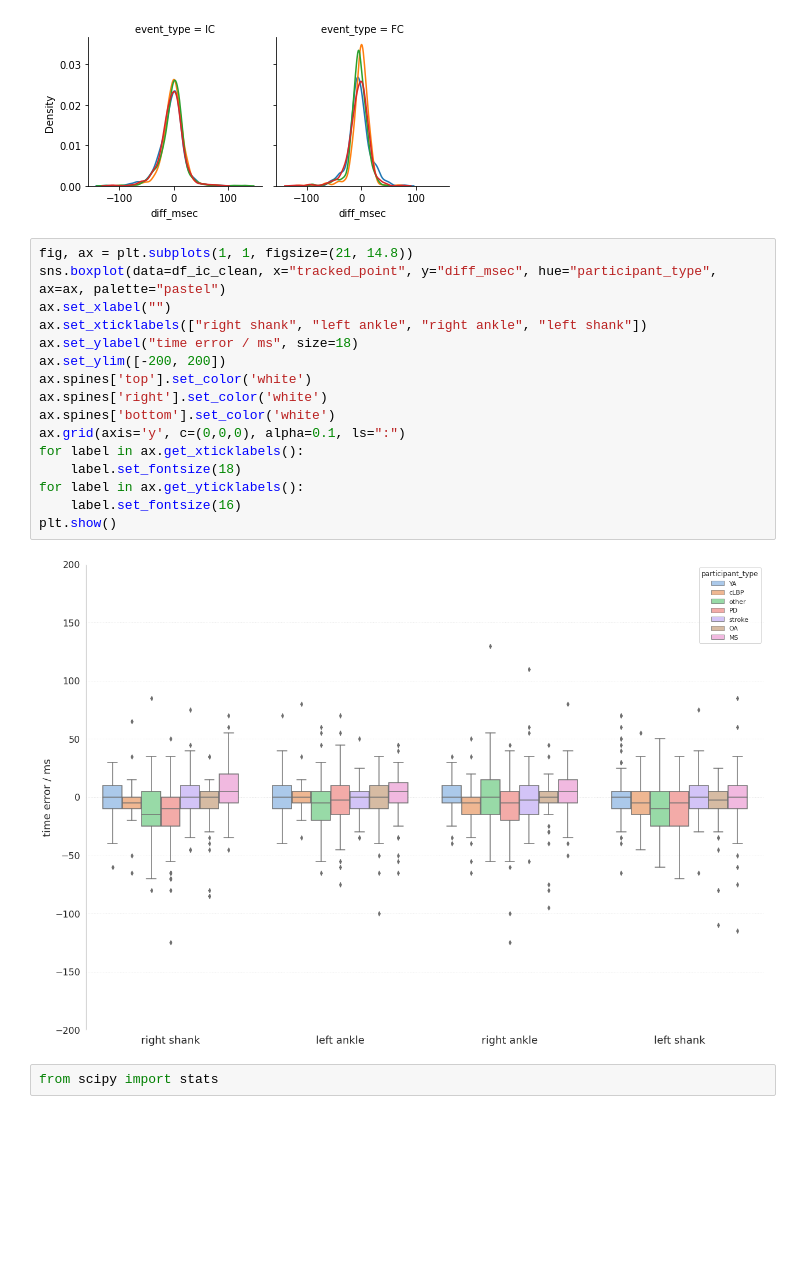
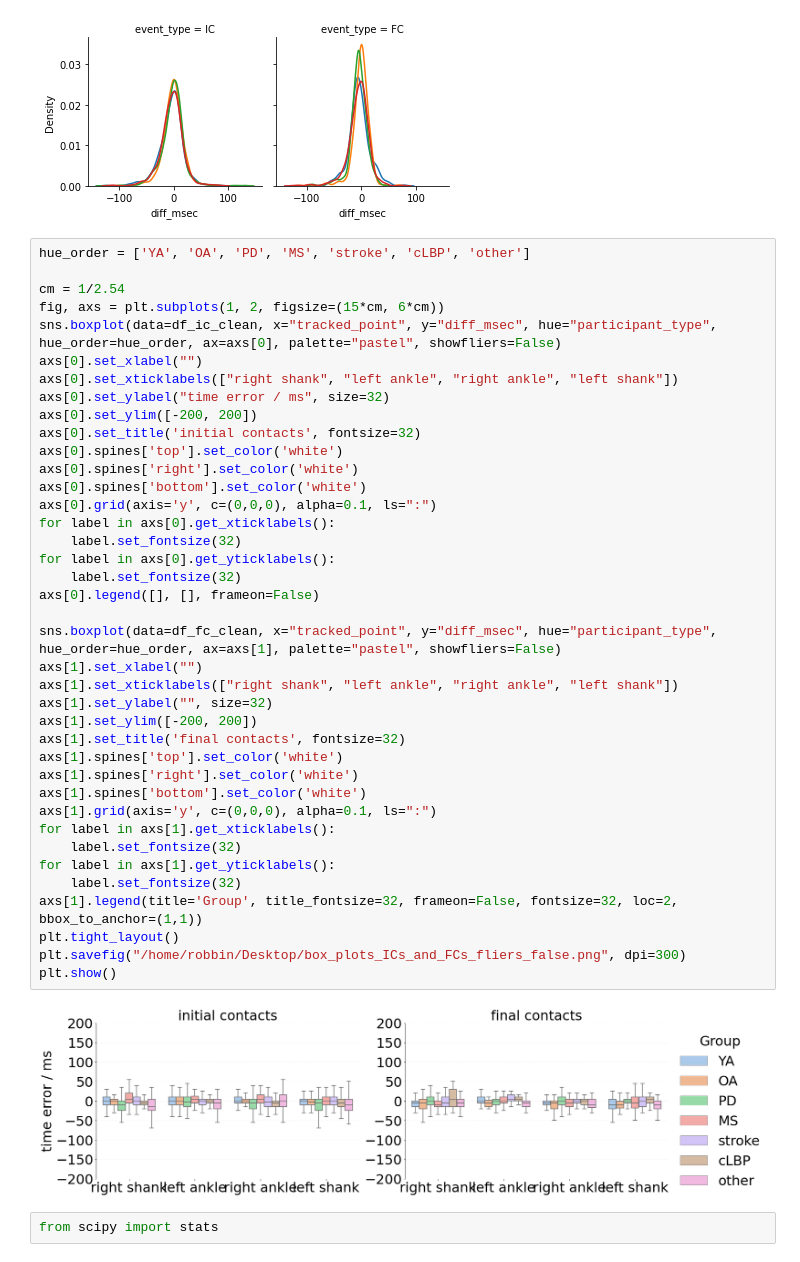
Before and after one commit to rmndrs89/my-gait-events-tcn, a Jupyter notebook: results.ipynb, the cells around one changed output. Drawn from its saved outputs; the diff is of its cells as text; blank space fills up the shorter version.

```diff
--- a/results.ipynb
+++ b/results.ipynb
@@ -30,24 +30,47 @@ g.map(sns.kdeplot, "diff_msec")
 # %% [output]
 <seaborn.axisgrid.FacetGrid at 0x...>
 [figure]
-# %%
-fig, ax = plt.subplots(1, 1, figsize=(21, 14.8))
-sns.boxplot(data=df_ic_clean, x="tracked_point", y="diff_msec", hue="participant_type", ax=ax, palette="pastel")
-ax.set_xlabel("")
-ax.set_xticklabels(["right shank", "left ankle", "right ankle", "left shank"])
-ax.set_ylabel("time error / ms", size=18)
-ax.set_ylim([-200, 200])
-ax.spines['top'].set_color('white')
-ax.spines['right'].set_color('white')
-ax.spines['bottom'].set_color('white')
-ax.grid(axis='y', c=(0,0,0), alpha=0.1, ls=":")
-for label in ax.get_xticklabels():
-    label.set_fontsize(18)
-for label in ax.get_yticklabels():
-    label.set_fontsize(16)
-plt.show()
-# %% [output]
-[figure, removed]
+# %%
+hue_order = ['YA', 'OA', 'PD', 'MS', 'stroke', 'cLBP', 'other']
+
+cm = 1/2.54
+fig, axs = plt.subplots(1, 2, figsize=(15*cm, 6*cm))
+sns.boxplot(data=df_ic_clean, x="tracked_point", y="diff_msec", hue="participant_type", hue_order=hue_order, ax=axs[0], palette="pastel", showfliers=False)
+axs[0].set_xlabel("")
+axs[0].set_xticklabels(["right shank", "left ankle", "right ankle", "left shank"])
+axs[0].set_ylabel("time error / ms", size=32)
+axs[0].set_ylim([-200, 200])
+axs[0].set_title('initial contacts', fontsize=32)
+axs[0].spines['top'].set_color('white')
+axs[0].spines['right'].set_color('white')
+axs[0].spines['bottom'].set_color('white')
+axs[0].grid(axis='y', c=(0,0,0), alpha=0.1, ls=":")
+for label in axs[0].get_xticklabels():
+    label.set_fontsize(32)
+for label in axs[0].get_yticklabels():
+    label.set_fontsize(32)
+axs[0].legend([], [], frameon=False)
+
+sns.boxplot(data=df_fc_clean, x="tracked_point", y="diff_msec", hue="participant_type", hue_order=hue_order, ax=axs[1], palette="pastel", showfliers=False)
+axs[1].set_xlabel("")
+axs[1].set_xticklabels(["right shank", "left ankle", "right ankle", "left shank"])
+axs[1].set_ylabel("", size=32)
+axs[1].set_ylim([-200, 200])
+axs[1].set_title('final contacts', fontsize=32)
+axs[1].spines['top'].set_color('white')
+axs[1].spines['right'].set_color('white')
+axs[1].spines['bottom'].set_color('white')
+axs[1].grid(axis='y', c=(0,0,0), alpha=0.1, ls=":")
+for label in axs[1].get_xticklabels():
+    label.set_fontsize(32)
+for label in axs[1].get_yticklabels():
+    label.set_fontsize(32)
+axs[1].legend(title='Group', title_fontsize=32, frameon=False, fontsize=32, loc=2, bbox_to_anchor=(1,1))
+plt.tight_layout()
+plt.savefig("/home/robbin/Desktop/box_plots_ICs_and_FCs_fliers_false.png", dpi=300)
+plt.show()
+# %% [output]
+[figure, added]
 # %%
 from scipy import stats
 # %%
```
Also changed, not shown: parts of 1 cell of this notebook, 8 other files.
